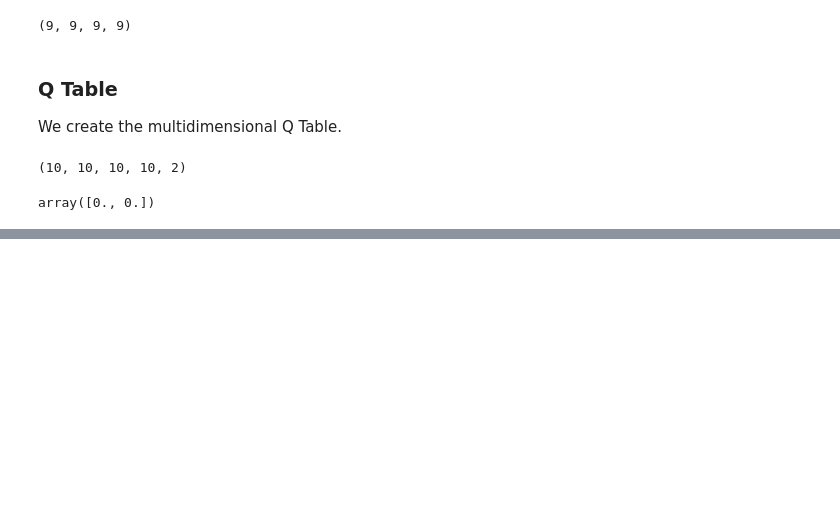
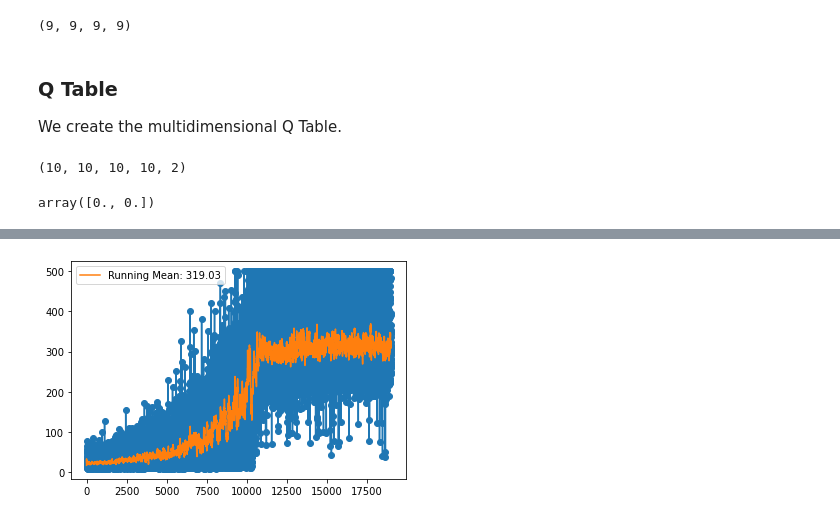
Before and after one commit to mxagar/data_science_python_tools, a Jupyter notebook: 24_ReinforcementLearning/02_QLearning/02_2_QLearning_Continuous_Cartpole.ipynb, the cells around one changed output, grey strips where cells are left out. Cells and saved outputs as stored; diff of their text form; code cells hidden in the pictures; blank space fills up the shorter version.

Commit message:
continuous example discretized: traning + utilization

```diff
--- a/24_ReinforcementLearning/02_QLearning/02_2_QLearning_Continuous_Cartpole.ipynb
+++ b/24_ReinforcementLearning/02_QLearning/02_2_QLearning_Continuous_Cartpole.ipynb
@@ -234,0 +284,18 @@ array([0., 0.])
+# %%
+# Epsilon exponential decay after each episode/epoch
+def reduce_epsilon(epsilon,epoch):
+    # Exponential decay
+    #return min_epsilon + (max_epsilon-min_epsilon)*np.exp(-decay_rate*epoch)
+    # Linear decay with a hard stop at a certain number of epochs
+    if burn_in <= epoch <= epsilon_end:
+        epsilon -= epsilon_reduce
+    return epsilon
+# %%
+# Consider that the CartPole environment gives a +1 reward for each step if game is not terminated
+# We can actually punish/modify that reward with any logic we would like
+# For instance, punish high angular velocities, etc.
+# It makes sense to have these kind of reward modifiers when we start having complex environments
+def fail(done,points,reward):
+    if done and points < 150:
+        reward = -200
+    return reward
@@ -234,0 +318,52 @@ array([0., 0.])
+# %%
+%matplotlib inline
+log_interval = 1000
+render_interval = 30000 # env.render()
+####################################
+fig = plt.figure()
+ax = fig.add_subplot(111)
+plt.ion() # interactive mode on
+fig.canvas.draw()
+####################################
+points_log = []
+mean_points_log = []
+epochs = []
+for epoch in range(EPOCHS):
+    initial_state = env.reset()
+    # Discretization
+    discretized_state = discretize_observation(initial_state,BINS)
+    done = False
+    points = 0
+    epochs.append(epoch)
+    # Play the game
+    while not done:
+        action = epsilon_greedy_action_selection(EPSILON,q_table,discretized_state)
+        next_state,reward,done,info = env.step(action)
+        # Modify/punish reward
+        reward = fail(done,points,reward)
+        # Discretization
+        next_state_discretized = discretize_observation(next_state,BINS)
+        # Tuple concatenation: (o1,o2,o3,o4) + (action,) -> (o1,o2,o3,o4,action)
+        old_q_value = q_table[discretized_state + (action,)]
+        next_optimal_q_value = np.max(q_table[next_state_discretized])
+        next_q = compute_next_q_value(old_q_value,reward,next_optimal_q_value)
+        q_table[discretized_state + (action,)] = next_q
+        discretized_state = next_state_discretized
+        points += 1
+    EPSILON = reduce_epsilon(EPSILON,epoch)
+    points_log.append(points)
+    running_mean = round(np.mean(points_log[-30:]),2) # rolling average
+    mean_points_log.append(running_mean)
+    ####################################
+    if epoch % log_interval == 0:
+        #print(f"{episode} games played; accumulated reward: {np.sum(rewards)}")
+        ax.clear()
+        ax.scatter(epochs,points_log)
+        ax.plot(epochs,points_log)
+        ax.plot(epochs,mean_points_log,label=f'Running Mean: {running_mean}')
+        plt.legend()
+        fig.canvas.draw()
+    ####################################
+env.close()
+# %% [output]
+[figure, added]
```
Also changed, not shown: parts of 13 cells of this notebook, 1 other file.
